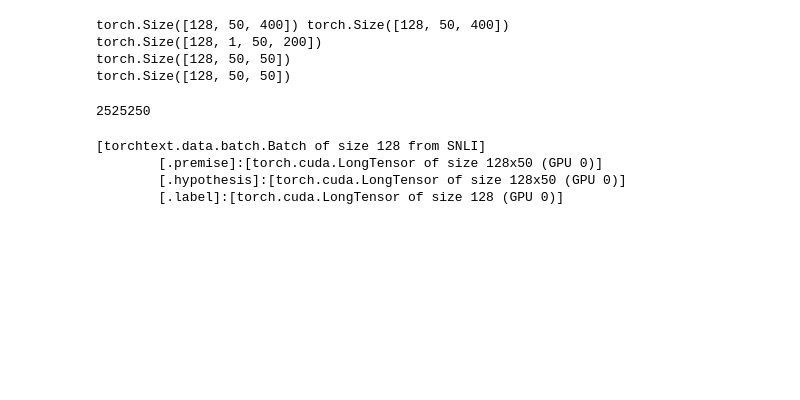
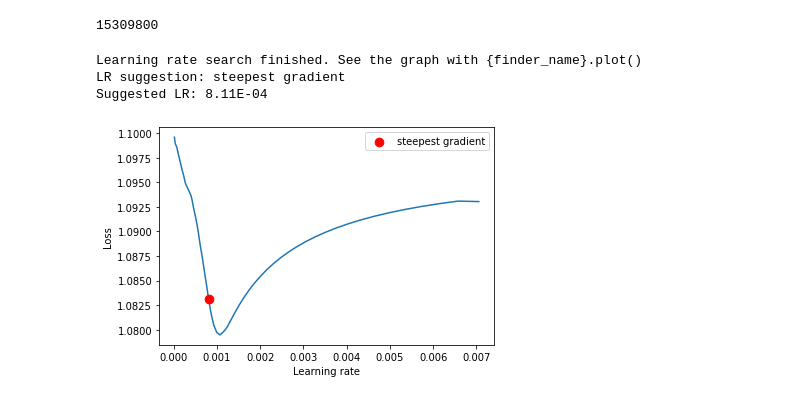
Before and after one commit to aditya140/NoveltyDetectionResearch, a Jupyter notebook: snli_test.ipynb, the cells around one changed output. Cells and saved outputs as stored; diff of their text form; code cells hidden in the pictures; blank space fills up the shorter version.

Commit message:
lr finder

```diff
--- a/snli_test.ipynb
+++ b/snli_test.ipynb
@@ -164,7 +164,7 @@ class MwAN(nn.Module):
         self.Wp2 = nn.Linear(2 * conf["hidden_size"], conf["hidden_size"], bias=False)
         self.vp = nn.Linear(conf["hidden_size"], 1, bias=False)
 
-        self.prediction = nn.Linear(2 * conf["hidden_size"], 2, bias=False)
+        self.prediction = nn.Linear(2 * conf["hidden_size"], 3, bias=False)
 
 
     def char_embedding_forward(self, x):
@@ -178,9 +178,17 @@ class MwAN(nn.Module):
         x = torch.max(F.relu(x), 3)[0]
         return x.view(batch_size, seq_len, -1)
 
-    def forward(self, premise, hypothesis,**kwargs):
-        char_vec_x0 = kwargs.get("char_premise", None)
-        char_vec_x1 = kwargs.get("char_hypothesis", None)
+    def forward(self, inputs):
+
+        premise = inputs[0]
+        hypothesis = inputs[1]
+
+        if len(inputs) == 4:
+            char_vec_x0 = inputs[2]
+            char_vec_x1 = inputs[3]
+        else:
+            char_vec_x0 = None
+            char_vec_x1 = None
 
         hp = self.embedding(premise)
         hh = self.embedding(hypothesis)
@@ -196,16 +204,15 @@ class MwAN(nn.Module):
         hp,_ = self.prem_gru(hp)
         hh,_ = self.hypo_gru(hh)
 
-        print(hp.shape,hh.shape)
 
         _s1 = self.Wc1(hp).unsqueeze(1)
-        print(_s1.shape)
+
         _s2 = self.Wc2(hh).unsqueeze(2)
-        print(_s1.shape)
+
         sjt = self.vc(torch.tanh(_s1 + _s2)).squeeze()
-        print(sjt.shape)
+
         ait = F.softmax(sjt, 2)
-        print(ait.shape)
+
         qtc = ait.bmm(hp)
         _s1 = self.Wb(hp).transpose(2, 1)
         sjt = hh.bmm(_s1)
@@ -244,7 +251,7 @@ model_conf = {
     "embedding_dim":300,
     "char_embedding_dim":100,
     "dropout":0.3,
-    "use_glove":True,
+    "use_glove":False,
     "num_layers":1,
     "dataset":"snli",
     "fcs":1,
@@ -278,25 +285,25 @@ hparams = {
 
 model = MwAN(model_conf)
 # model = SNLI_model(attn_bilstm_snli,model_conf,hparams=hparams)
-# %%
-opt = model(i.premise.cpu(),i.hypothesis.cpu(),**{})
-# %% [output]
-torch.Size([128, 50, 400]) torch.Size([128, 50, 400])
-torch.Size([128, 1, 50, 200])
-torch.Size([128, 50, 50])
-torch.Size([128, 50, 50])
 # %%
 def count_parameters(model):
     return sum(p.numel() for p in model.parameters() if p.requires_grad)
 count_parameters(model)
 # %% [output]
-2525250
+15309800
-# %%
-for i in dataset.train_dataloader():
-    print(i)
-    break
-# %% [output]
-[torchtext.data.batch.Batch of size 128 from SNLI]
-        [.premise]:[torch.cuda.LongTensor of size 128x50 (GPU 0)]
-        [.hypothesis]:[torch.cuda.LongTensor of size 128x50 (GPU 0)]
-        [.label]:[torch.cuda.LongTensor of size 128 (GPU 0)]
+# %%
+train_dl,val_dl,test_dl = dataset.data.get_dataloaders()
+# %%
+from torch_lr_finder import LRFinder
+
+criterion = nn.CrossEntropyLoss()
+optimizer = optim.Adam(model.parameters(), lr=0.00001)
+lr_finder = LRFinder(model, optimizer, criterion, device="cuda")
+lr_finder.range_test(train_dl, val_loader=val_dl, end_lr=0.01, num_iter=100, step_mode="exp")
+lr_finder.plot(log_lr=False)
+lr_finder.reset()
+# %% [output]
+Learning rate search finished. See the graph with {finder_name}.plot()
+LR suggestion: steepest gradient
+Suggested LR: 8.11E-04
+[figure, added]
```
Also changed, not shown: parts of 11 cells of this notebook, 4 other files.
